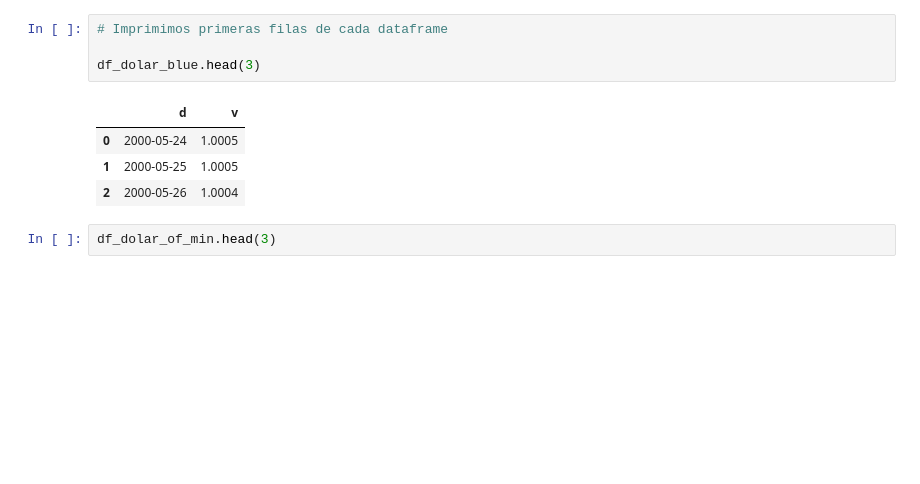
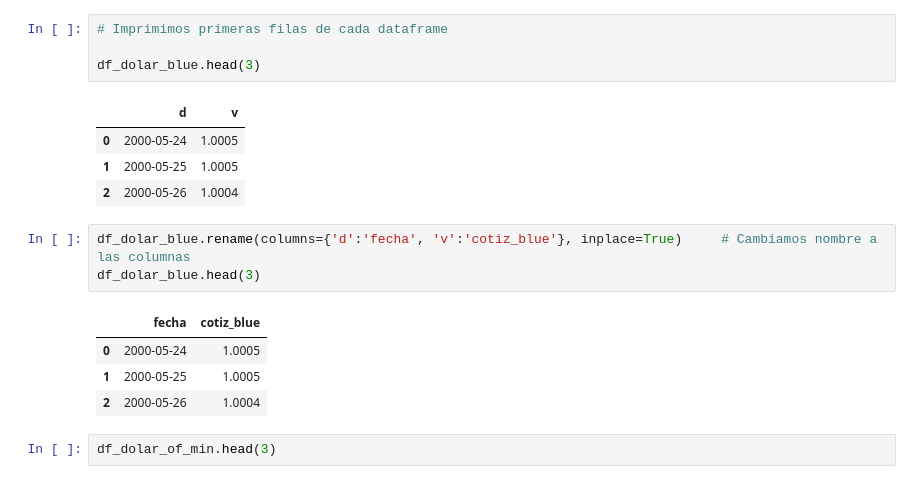
Before and after one commit to Ezemettler/cotiz_usd, a Jupyter notebook: cotiz_usd.ipynb, the cells around one changed output. Cells and saved outputs as stored; diff of their text form; blank space fills up the shorter version.

```diff
--- a/cotiz_usd.ipynb
+++ b/cotiz_usd.ipynb
@@ -139,6 +139,14 @@ df_dolar_blue.head(3)
 | 0 | 2000-05-24 | 1.0005 |
 | 1 | 2000-05-25 | 1.0005 |
 | 2 | 2000-05-26 | 1.0004 |
+# %%
+df_dolar_blue.rename(columns={'d':'fecha', 'v':'cotiz_blue'}, inplace=True)     # Cambiamos nombre a las columnas
+df_dolar_blue.head(3)
+# %% [output]
+|  | fecha | cotiz_blue |
+| 0 | 2000-05-24 | 1.0005 |
+| 1 | 2000-05-25 | 1.0005 |
+| 2 | 2000-05-26 | 1.0004 |
 # %%
 df_dolar_of_min.head(3)
 # %% [output]
```
Also changed, not shown: parts of 6 cells of this notebook.
